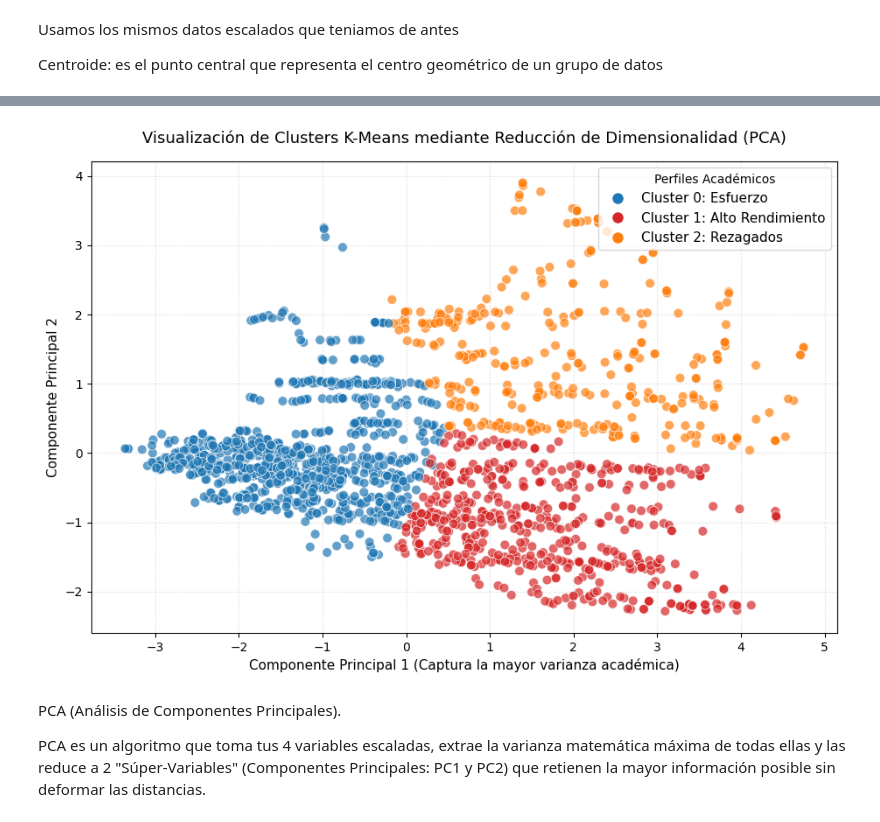
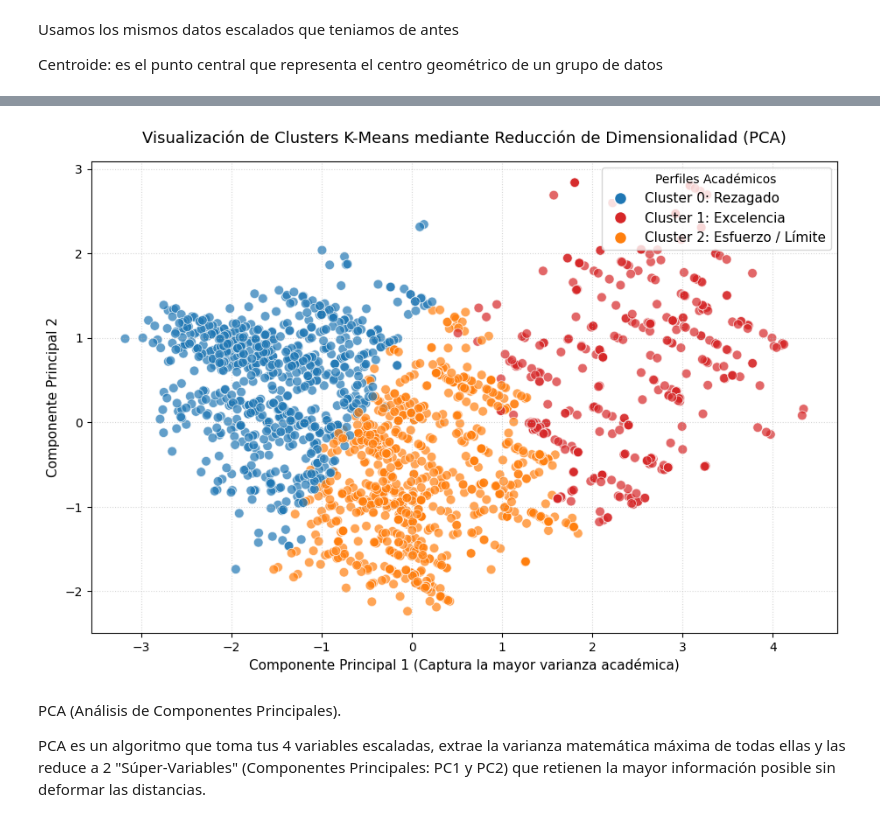
Before and after one commit to Ruhtenio/Mineria_Datos002D, a Jupyter notebook: proyecto_base_mineria.ipynb, the cells around one changed output, grey strips where cells are left out. Saved outputs shown, nothing was run; the diff lists cells and outputs as text; code cells hidden in the pictures.

Commit message:
Actualizar proyecto de mineria de datos

```diff
--- a/proyecto_base_mineria.ipynb
+++ b/proyecto_base_mineria.ipynb
@@ -1122,7 +1036,7 @@ from sklearn.preprocessing import StandardScaler
 from sklearn.model_selection import train_test_split
 
 # 1. Definir las variables puras del perfil del alumno
-variables_perfil_puro = ['puntaje_ponderado', 'nem', 'rank', 'puntaje_corte', 'brecha_puntaje']
+variables_perfil_puro = ['paes', 'nem', 'rank', 'puntaje_corte']
 X_puro = df_balanceado[variables_perfil_puro]
 y_puro = df_balanceado['admit']
 
@@ -1132,8 +1046,7 @@ X_escalado = scaler_perfil.fit_transform(X_puro)
 
 # 3. Volver a hacer la división 80/20 pero usando los datos ESCALADOS
 X_train_p, X_test_p, y_train_p, y_test_p = train_test_split(
-    X_escalado,
-    y_puro,
+    X_escalado, y_puro,
     test_size=0.20,
     random_state=42,
     stratify=y_puro
@@ -1149,12 +1059,0 @@ Le dimos todas las variables ya que la mayoria son continuas esto nos permite qu
-# %%
-from sklearn.linear_model import LogisticRegression
-from sklearn.metrics import classification_report, confusion_matrix, accuracy_score
-import pickle
-import matplotlib.pyplot as plt
-import seaborn as sns
-
-modelo_logistico = LogisticRegression(class_weight='balanced', random_state=42) #max_iter = 100 por defecto pero se puede cambiar
-modelo_logistico.fit(X_train_p, y_train_p)
-
-# Realizar predicciones
-y_pred_logistico = modelo_logistico.predict(X_test_p)
@@ -1211,16 +1067,15 @@ Post-poda: Permite que el árbol crezca al máximo y luego recorta las ramas que
 # %%
 # 1. Crear el modelo aplicando Pre-poda (Restricciones de crecimiento)
 arbol_podado = DecisionTreeClassifier(
-    criterion='entropy', #métrica para medir la pureza de los datos
-    max_depth=6, #Profundidad del modelo
-    min_samples_leaf=20, #Exige que cualquier nodo final (hoja) tenga como mínimo 10 muestras de datos para poder existir
-    class_weight='balanced', #hace que el árbol penalice más los errores en la clase minoritaria, corrigiendo el sesgo del SMOTE
+    criterion='entropy',
+    max_depth=6,
+    min_samples_leaf=10,
     random_state=42
 )
 
 # 2. Entrenar el modelo utilizando los conjuntos de datos escalados
 print("Entrenando el Árbol de Decisión Podado con datos escalados...")
-arbol_podado.fit(X_train, y_train)
+arbol_podado.fit(X_train_p, y_train_p)
 
 print("¡Modelo entrenado con éxito controlando el sobreajuste y la escala!")
 # %% [output]
@@ -1293,11 +1148,11 @@ profundidades_e = range(1, 15)
 
 for depth in profundidades_e:
     modelo_depth = DecisionTreeClassifier(criterion='entropy', max_depth=depth, random_state=42)
-    modelo_depth.fit(X_train, y_train) # Tus datos de entrenamiento actuales
+    modelo_depth.fit(X_train_p, y_train_p) # Tus datos de entrenamiento actuales
 
 
-    train_scores_e.append(accuracy_score(y_train, modelo_depth.predict(X_train)))
-    test_scores_e.append(accuracy_score(y_test, modelo_depth.predict(X_test)))
+    train_scores_e.append(accuracy_score(y_train_p, modelo_depth.predict(X_train_p)))
+    test_scores_e.append(accuracy_score(y_test_p, modelo_depth.predict(X_test_p)))
 
 # 3. Graficar la curva de sobreajuste
 plt.figure(figsize=(11, 6))
@@ -1480,37 +1279,40 @@ X_pca = pca.fit_transform(X_train_p) # Usamos los datos escalados de entrenamien
 # 2. Crear un DataFrame con las coordenadas de PCA y los clusters
 df_pca = pd.DataFrame(X_pca, columns=['Componente Principal 1 (PC1)', 'Componente Principal 2 (PC2)'])
 df_pca['cluster_perfil'] = clusters_train
 
 # 3. Graficar la proyección PCA
 plt.figure(figsize=(11, 7))
 colores_perfiles = {0: '#1f77b4', 1: '#d62728', 2: '#ff7f0e'}
 
 sns.scatterplot(
     data=df_pca,
     x='Componente Principal 1 (PC1)',
     y='Componente Principal 2 (PC2)',
     hue='cluster_perfil',
     palette=colores_perfiles,
     alpha=0.7,
     s=60,
     edgecolor='w'
 )
 
 # 4. Estética profesional
 plt.title('Visualización de Clusters K-Means mediante Reducción de Dimensionalidad (PCA)', fontsize=13, pad=15)
 plt.xlabel('Componente Principal 1 (Captura la mayor varianza académica)', fontsize=11)
 plt.ylabel('Componente Principal 2', fontsize=11)
 
 lineas_leyenda = [
-    plt.Line2D([0], [0], marker='o', color='w', markerfacecolor='#1f77b4', markersize=10, label='Cluster 0: Esfuerzo'),
-    plt.Line2D([0], [0], marker='o', color='w', markerfacecolor='#d62728', markersize=10, label='Cluster 1: Alto Rendimiento'),
-    plt.Line2D([0], [0], marker='o', color='w', markerfacecolor='#ff7f0e', markersize=10, label='Cluster 2: Rezagados')
+    plt.Line2D([0], [0], marker='o', color='w', markerfacecolor='#1f77b4', markersize=10, label='Cluster 0: Rezagado'),
+    plt.Line2D([0], [0], marker='o', color='w', markerfacecolor='#d62728', markersize=10, label='Cluster 1: Excelencia'),
+    plt.Line2D([0], [0], marker='o', color='w', markerfacecolor='#ff7f0e', markersize=10, label='Cluster 2: Esfuerzo / Límite')
 ]
 plt.legend(handles=lineas_leyenda, title='Perfiles Académicos', fontsize=11, loc='upper right')
 plt.grid(True, linestyle=':', alpha=0.5)
+
+# Guardar la gráfica definitiva para el informe
+plt.savefig('clusters_kmeans_pca.png', dpi=300, bbox_inches='tight')
 plt.show()
 # %% [output]
-[figure, old version]
+[figure, new version]
 # %% [markdown]
 PCA (Análisis de Componentes Principales).
 
```
Also changed, not shown: parts of 80 cells of this notebook.
